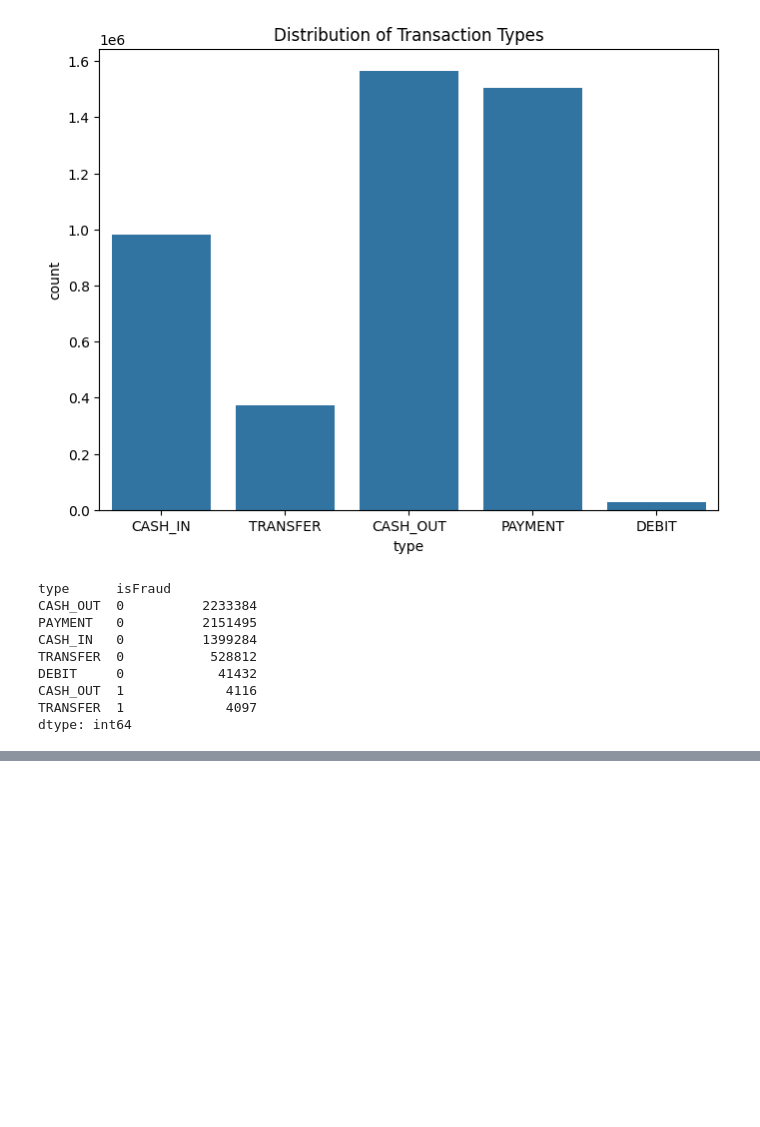
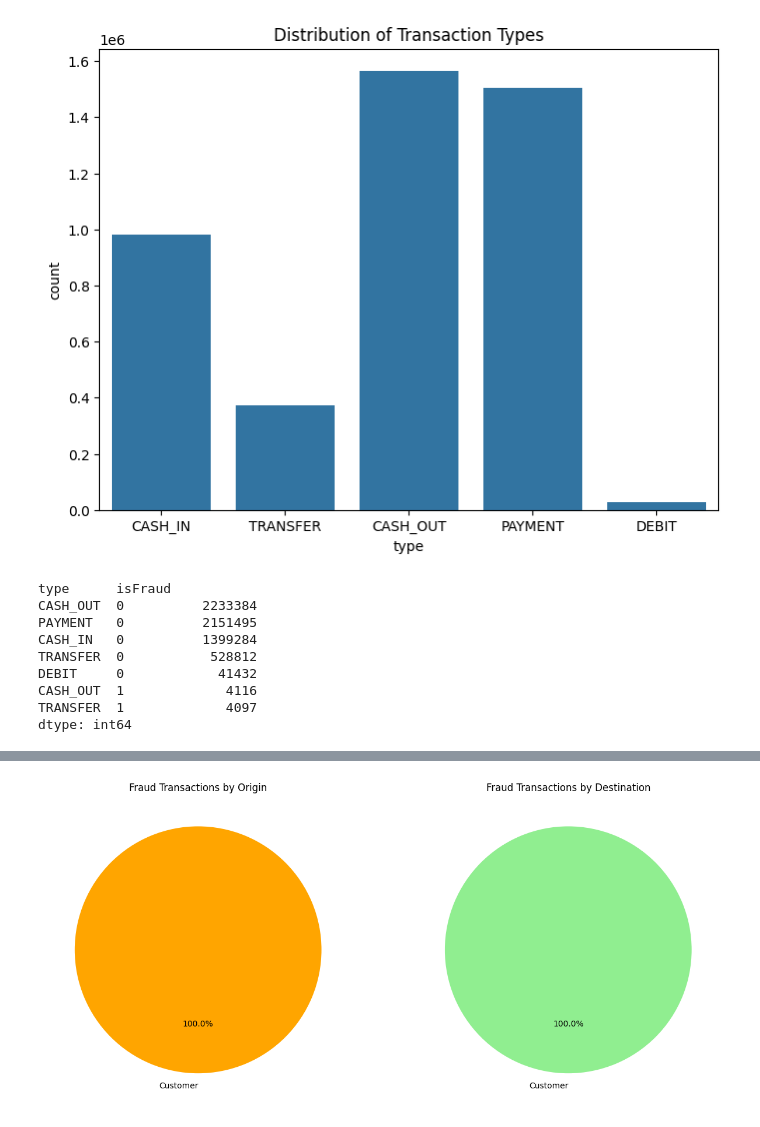
Before and after one commit to rtiwari6-stats/fraud-classifier, a Jupyter notebook: Online_Payments_Fraud_Detection.ipynb, the cells around one changed output, grey strips where cells are left out. Cells and saved outputs as stored; diff of their text form; code cells hidden in the pictures; blank space fills up the shorter version.

```diff
--- a/Online_Payments_Fraud_Detection.ipynb
+++ b/Online_Payments_Fraud_Detection.ipynb
@@ -127,0 +166,21 @@ dtype: int64
+# %%
+fraud_transactions = X[y == 1].copy()
+fraud_transactions['nameOrg_first_letter'] = fraud_transactions['nameOrig'].str[0]
+fraud_transactions['nameDest_first_letter'] = fraud_transactions['nameDest'].str[0]
+fraud_transactions['nameOrg_first_letter'] = fraud_transactions['nameOrg_first_letter'].replace('C', 'Customer')
+fraud_transactions['nameDest_first_letter'] = fraud_transactions['nameDest_first_letter'].replace('C', 'Customer')
+fraud_by_name_orig_first_letter = fraud_transactions.groupby('nameOrg_first_letter').size()
+fraud_by_name_dest_first_letter = fraud_transactions.groupby('nameDest_first_letter').size()
+fig, axes = plt.subplots(nrows=1, ncols=2, figsize=(15, 8))
+
+axes[0].pie(fraud_by_name_orig_first_letter, labels=fraud_by_name_orig_first_letter.index,
+            autopct='%1.1f%%', startangle=90, colors=['orange'])
+axes[0].set_title('Fraud Transactions by Origin')
+
+axes[1].pie(fraud_by_name_dest_first_letter, labels=fraud_by_name_dest_first_letter.index,
+            autopct='%1.1f%%', startangle=90, colors=['lightgreen'])
+axes[1].set_title('Fraud Transactions by Destination')
+
+plt.show()
+# %% [output]
+[figure, added]
```
Also changed, not shown: parts of 8 cells of this notebook.
